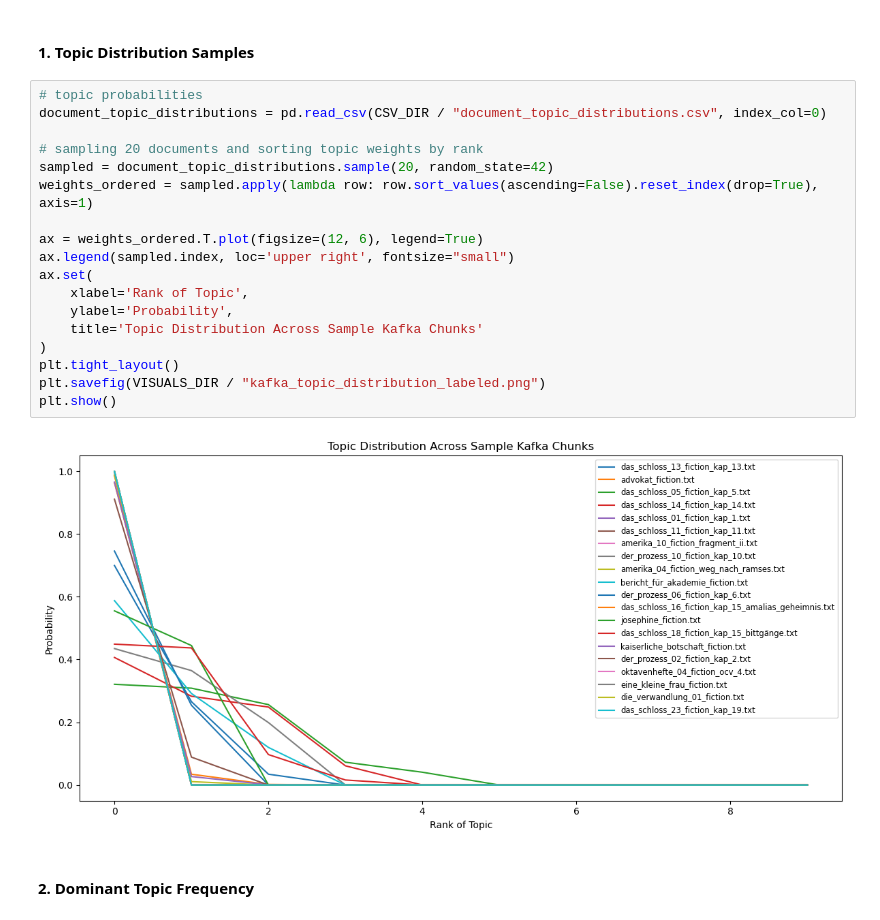
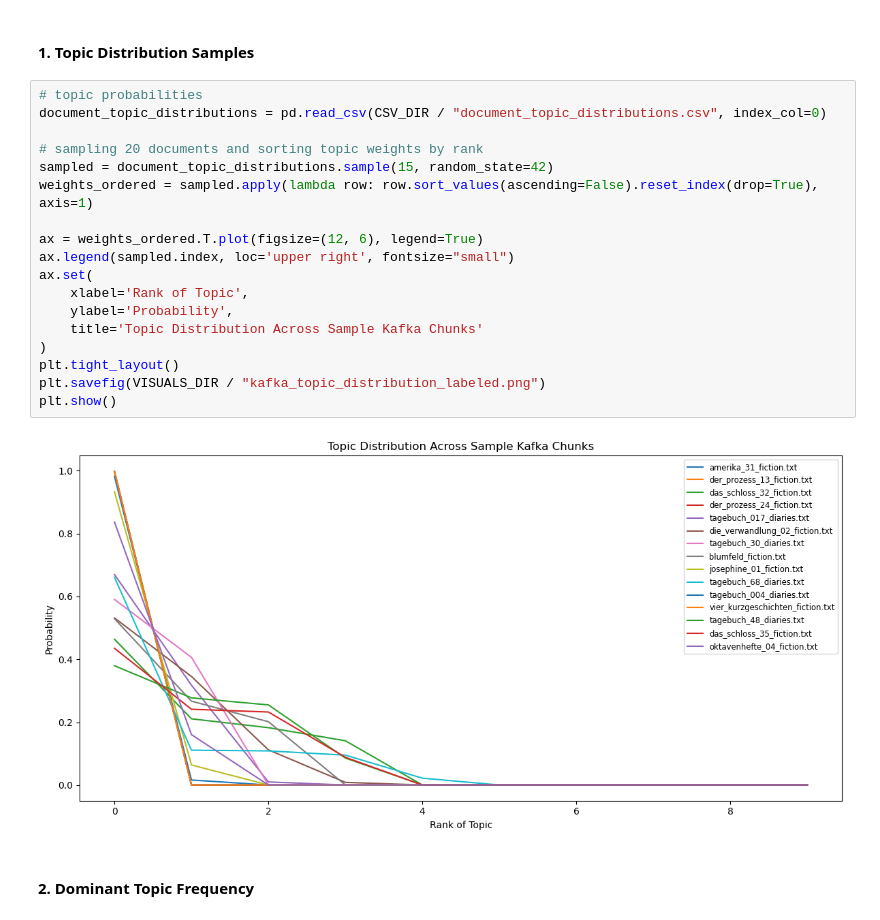
Before and after one commit to Arash-Alborz/Kafka_topic_modeling, a Jupyter notebook: 03_topic_inspection.ipynb, the cells around one changed output. Cells and saved outputs as stored; diff of their text form.

```diff
--- a/03_topic_inspection.ipynb
+++ b/03_topic_inspection.ipynb
@@ -11,23 +9,23 @@ Loaded config. Output folders exist already or are created.
 # %%
 # topic probabilities
 document_topic_distributions = pd.read_csv(CSV_DIR / "document_topic_distributions.csv", index_col=0)
 
 # sampling 20 documents and sorting topic weights by rank
-sampled = document_topic_distributions.sample(20, random_state=42)
+sampled = document_topic_distributions.sample(15, random_state=42)
 weights_ordered = sampled.apply(lambda row: row.sort_values(ascending=False).reset_index(drop=True), axis=1)
 
 ax = weights_ordered.T.plot(figsize=(12, 6), legend=True)
 ax.legend(sampled.index, loc='upper right', fontsize="small")
 ax.set(
     xlabel='Rank of Topic',
     ylabel='Probability',
     title='Topic Distribution Across Sample Kafka Chunks'
 )
 plt.tight_layout()
 plt.savefig(VISUALS_DIR / "kafka_topic_distribution_labeled.png")
 plt.show()
 # %% [output]
-[figure, old version]
+[figure, new version]
 # %% [markdown]
 #### 2. Dominant Topic Frequency
 # %%
```
Also changed, not shown: parts of 12 cells of this notebook, 3 other files.
